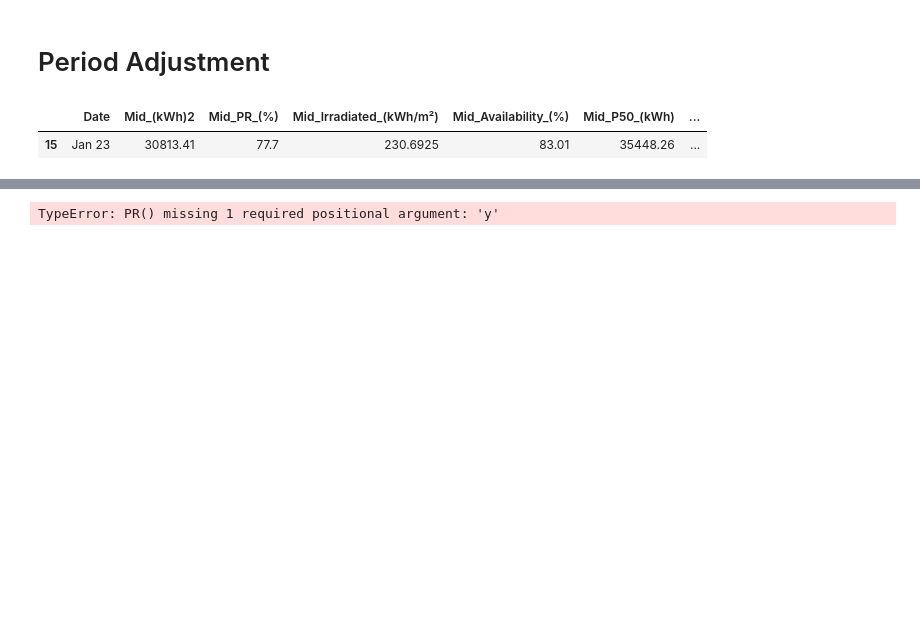
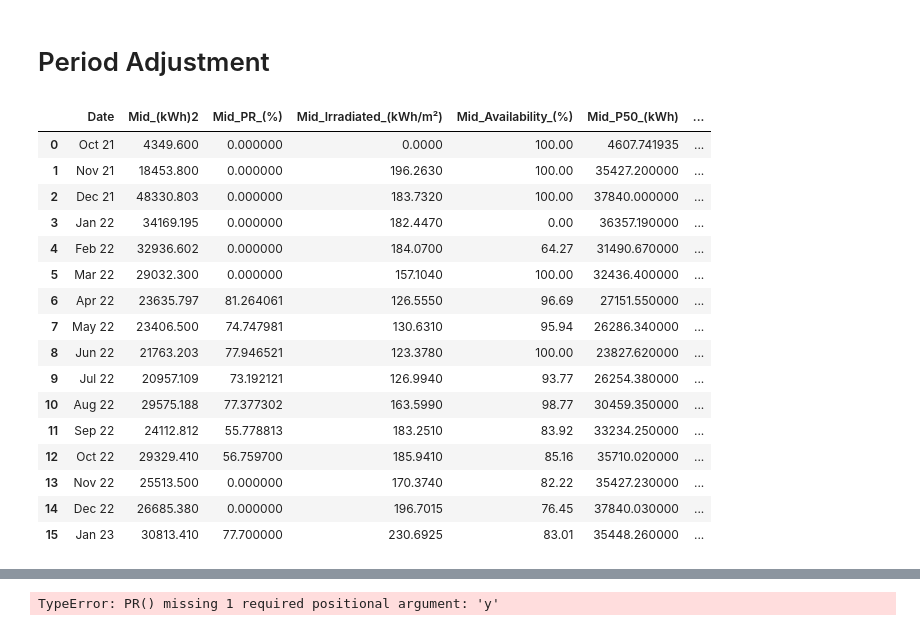
Before and after one commit to mutali57/jupyter-reporting, a Jupyter notebook: MonthlyReport.ipynb, the cells around one changed output, grey strips where cells are left out. Drawn from its saved outputs; the diff is of its cells as text; code cells hidden in the pictures; blank space fills up the shorter version.

```diff
--- a/MonthlyReport.ipynb
+++ b/MonthlyReport.ipynb
@@ -108,37 +108,52 @@ memory usage: 20.0 KB
 # %% [markdown]
 # Period Adjustment
 # %%
-date_start='2023-01-01'
-date_end='2023-0'+month+'-01'
+date_start='2021-01-01'
+date_end='2023-01-01'
 
 df=df[(df['Date'] >= date_start) & (df['Date'] <= date_end)]
 VerDF=VerDF[(VerDF['Date'] >= date_start) & (VerDF['Date'] <= date_end)]
 MidDF=MidDF[(MidDF['Date'] >= date_start) & (MidDF['Date'] <= date_end)]
 DurDF=DurDF[(DurDF['Date'] >= date_start) & (DurDF['Date'] <= date_end)]
 HerDF=HerDF[(HerDF['Date'] >= date_start) & (HerDF['Date'] <= date_end)]
 HigDF=HigDF[(HigDF['Date'] >= date_start) & (HigDF['Date'] <= date_end)]
 TZADF=TZADF[(TZADF['Date'] >= date_start) & (TZADF['Date'] <= date_end)]
 VerDF
 MidDF
 
 #VerDF=VerDF[(VerDF['Date'] >= '2022-04-01') & (VerDF['Date'] <= '2022-0'+month+'-01')]
 #MidDF=MidDF[(MidDF['Date'] >= '2022-04-01') & (MidDF['Date'] <= '2022-0'+month+'-01')]
 #DurDF=DurDF[(DurDF['Date'] >= '2022-04-01') & (DurDF['Date'] <= '2022-0'+month+'-01')]
 #HerDF=HerDF[(HerDF['Date'] >= '2022-04-01') & (HerDF['Date'] <= '2022-0'+month+'-01')]
 #HigDF=HigDF[(HigDF['Date'] >= '2022-04-01') & (HigDF['Date'] <= '2022-0'+month+'-01')]
 
 df['Date']= df['Date'].dt.strftime('%b %y')
 VerDF['Date']= VerDF['Date'].dt.strftime('%b %y')
 MidDF['Date']= MidDF['Date'].dt. strftime('%b %y')
 HigDF['Date']= HigDF['Date'].dt. strftime('%b %y')
 HerDF['Date']= HerDF['Date'].dt. strftime('%b %y')
 DurDF['Date']= DurDF['Date'].dt. strftime('%b %y')
 TZADF['Date']= TZADF['Date'].dt. strftime('%b %y')
 #VerDF
 MidDF
 # %% [output]
 |  | Date | Mid_(kWh)2 | Mid_PR_(%) | Mid_Irradiated_(kWh/m²) | Mid_Availability_(%) | Mid_P50_(kWh) | ... |
-| 15 | Jan 23 | 30813.41 | 77.7 | 230.6925 | 83.01 | 35448.26 | ... |
+| 0 | Oct 21 | 4349.600 | 0.000000 | 0.0000 | 100.00 | 4607.741935 | ... |
+| 1 | Nov 21 | 18453.800 | 0.000000 | 196.2630 | 100.00 | 35427.200000 | ... |
+| 2 | Dec 21 | 48330.803 | 0.000000 | 183.7320 | 100.00 | 37840.000000 | ... |
+| 3 | Jan 22 | 34169.195 | 0.000000 | 182.4470 | 0.00 | 36357.190000 | ... |
+| 4 | Feb 22 | 32936.602 | 0.000000 | 184.0700 | 64.27 | 31490.670000 | ... |
+| 5 | Mar 22 | 29032.300 | 0.000000 | 157.1040 | 100.00 | 32436.400000 | ... |
+| 6 | Apr 22 | 23635.797 | 81.264061 | 126.5550 | 96.69 | 27151.550000 | ... |
+| 7 | May 22 | 23406.500 | 74.747981 | 130.6310 | 95.94 | 26286.340000 | ... |
+| 8 | Jun 22 | 21763.203 | 77.946521 | 123.3780 | 100.00 | 23827.620000 | ... |
+| 9 | Jul 22 | 20957.109 | 73.192121 | 126.9940 | 93.77 | 26254.380000 | ... |
+| 10 | Aug 22 | 29575.188 | 77.377302 | 163.5990 | 98.77 | 30459.350000 | ... |
+| 11 | Sep 22 | 24112.812 | 55.778813 | 183.2510 | 83.92 | 33234.250000 | ... |
+| 12 | Oct 22 | 29329.410 | 56.759700 | 185.9410 | 85.16 | 35710.020000 | ... |
+| 13 | Nov 22 | 25513.500 | 0.000000 | 170.3740 | 82.22 | 35427.230000 | ... |
+| 14 | Dec 22 | 26685.380 | 0.000000 | 196.7015 | 76.45 | 37840.030000 | ... |
+| 15 | Jan 23 | 30813.410 | 77.700000 | 230.6925 | 83.01 | 35448.260000 | ... |
 # %%
 
 # Define Data
```
Also changed, not shown: parts of 5 cells of this notebook, 41 other files.
